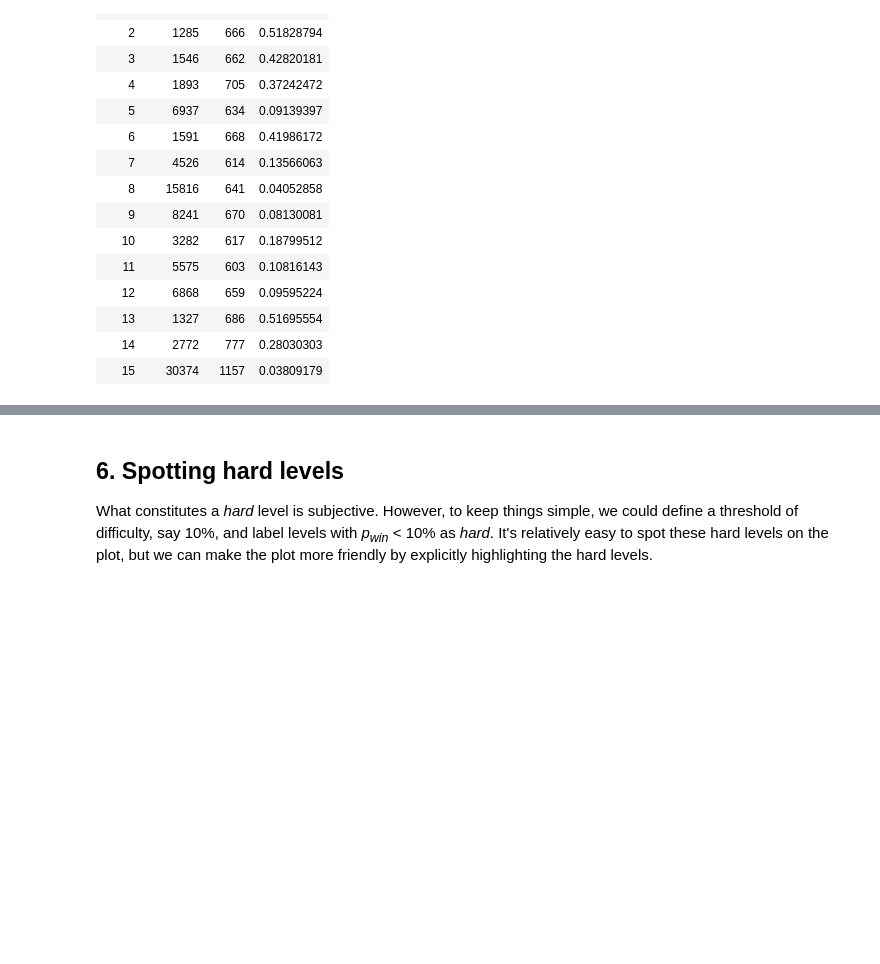
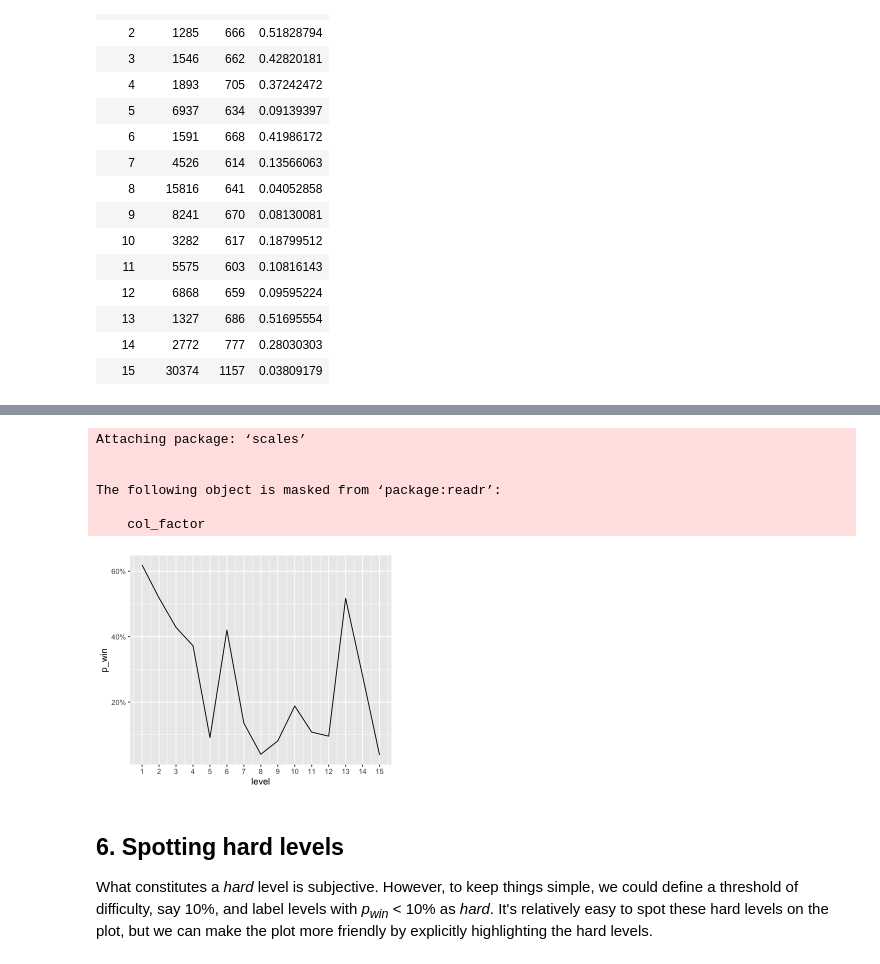
Before and after one commit to JeremyTallant/candy_crush, a Jupyter notebook: candy_analysis.ipynb, the cells around one changed output, grey strips where cells are left out. Drawn from its saved outputs; the diff is of its cells as text; code cells hidden in the pictures; blank space fills up the shorter version.

```diff
--- a/candy_analysis.ipynb
+++ b/candy_analysis.ipynb
@@ -123,3 +120,18 @@ A tibble: 15 × 4
+# %%
+# Plotting the level difficulty profile
+library(scales)
+ggplot(difficulty, aes(x = level, y = p_win)) +
+    geom_line() +
+    scale_x_continuous(breaks = difficulty$level) +
+    scale_y_continuous(labels = percent_format())
+# %% [output]
+Attaching package: ‘scales’
+
+
+The following object is masked from ‘package:readr’:
+
+    col_factor
+[figure, added]
 # %% [markdown]
 ## 6. Spotting hard levels
 <p>What constitutes a <em>hard</em> level is subjective. However, to keep things simple, we could define a threshold of difficulty, say 10%, and label levels with <em>p<sub>win</sub></em> &lt; 10% as <em>hard</em>. It's relatively easy to spot these hard levels on the plot, but we can make the plot more friendly by explicitly highlighting the hard levels.</p>
```
Also changed, not shown: parts of 1 cell of this notebook.
